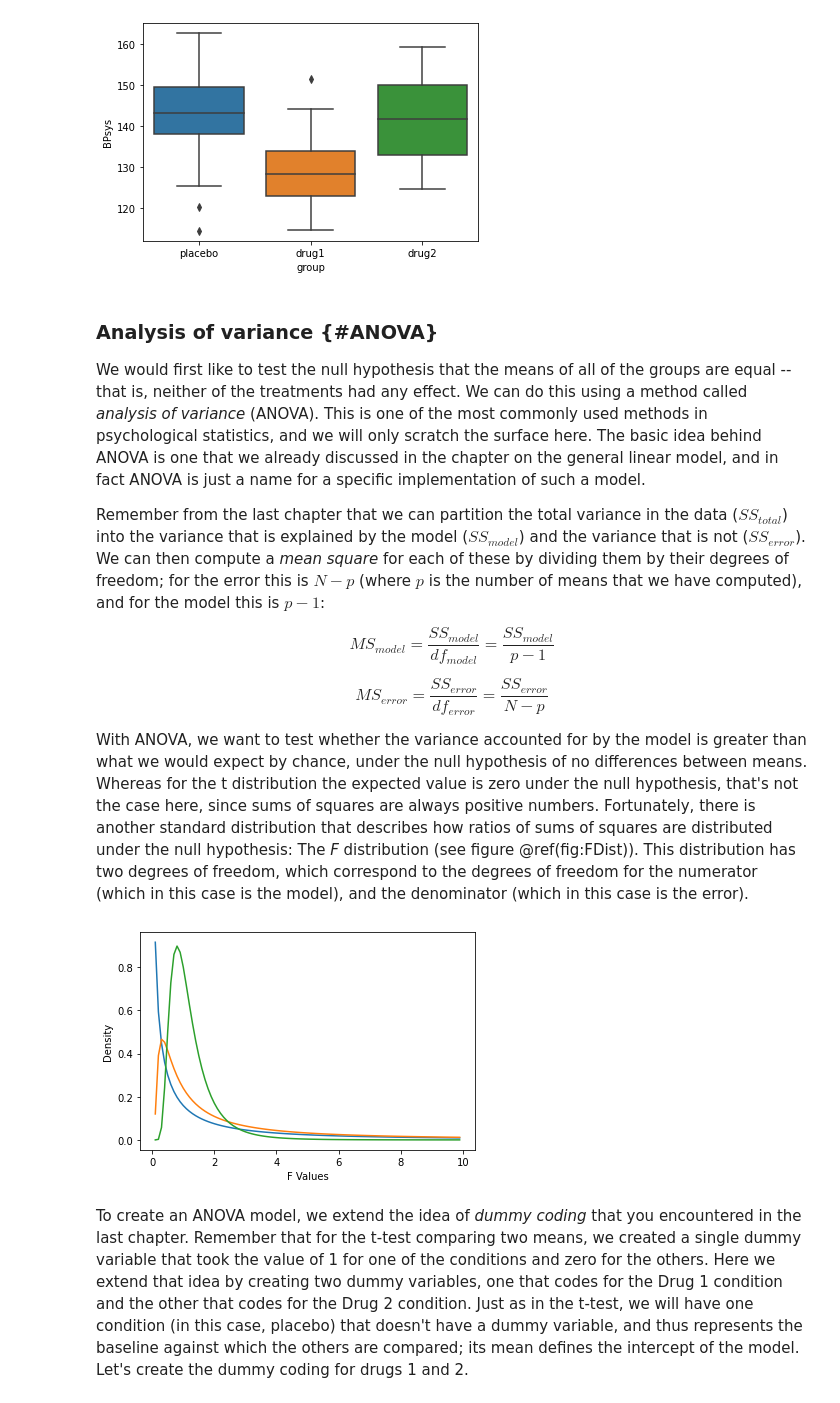
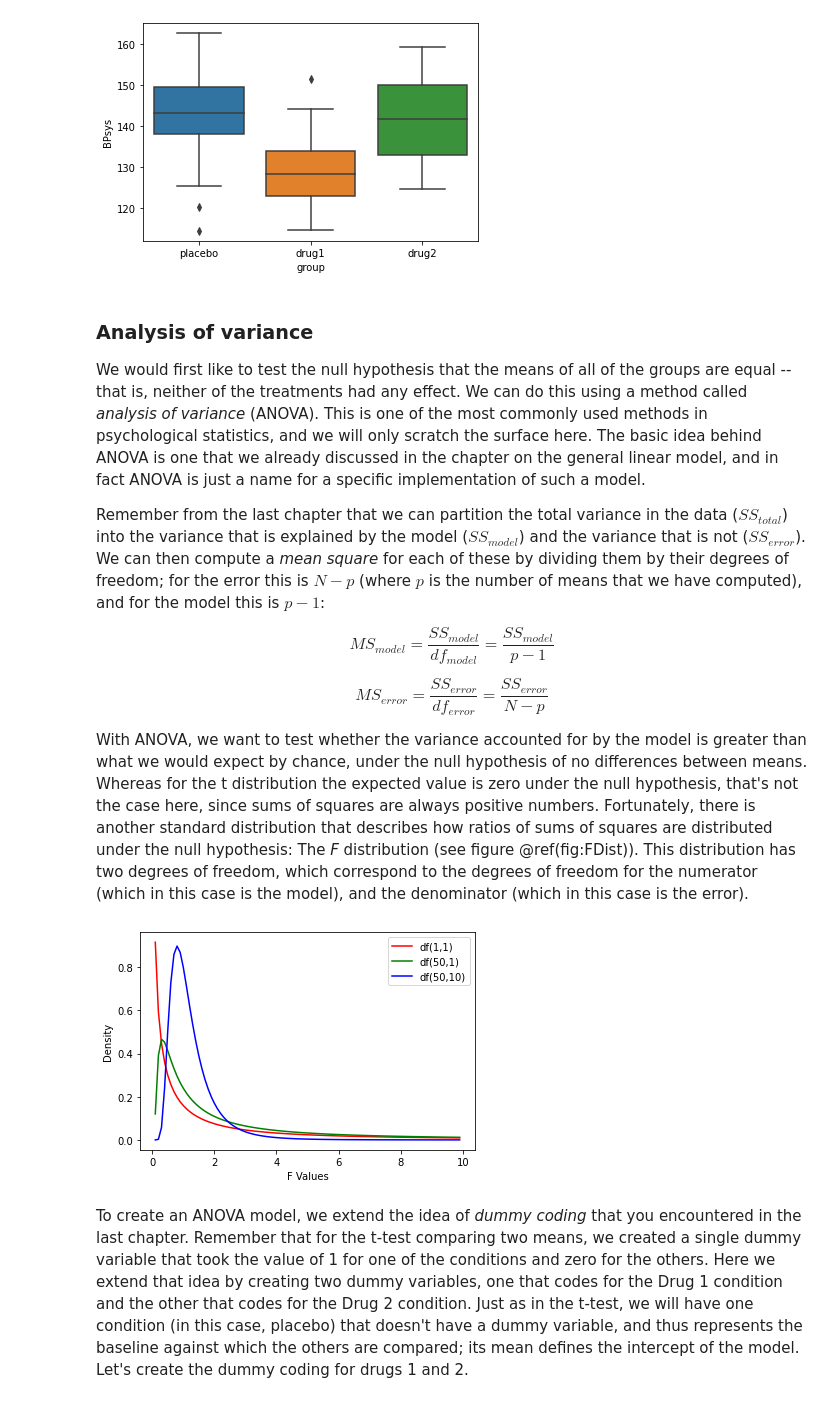
Before and after one commit to john-s-butler-dit/statsthinking21-python, a Jupyter notebook: notebooks/15-ComparingMeans.ipynb, the cells around one changed output. Drawn from its saved outputs; the diff is of its cells as text; code cells hidden in the pictures.

```diff
--- a/notebooks/15-ComparingMeans.ipynb
+++ b/notebooks/15-ComparingMeans.ipynb
@@ -334,7 +350,7 @@ ax = sns.boxplot(x="group", y="BPsys", data=df)
 # %% [output]
 [figure]
 # %% [markdown]
-### Analysis of variance {#ANOVA}
+### Analysis of variance
 
 We would first like to test the null hypothesis that the means of all of the groups are equal -- that is, neither of the treatments had any effect. We can do this using a method called *analysis of variance* (ANOVA). This is one of the most commonly used methods in psychological statistics, and we will only scratch the surface here.  The basic idea behind ANOVA is one that we already discussed in the chapter on the general linear model, and in fact ANOVA is just a name for a specific implementation of such a model.
 
@@ -352,13 +368,14 @@ With ANOVA, we want to test whether the variance accounted for by the model is g
 # %%
 from scipy.stats import f
 x=np.arange(0.1,10,0.1)
-ax=sns.lineplot(x=x,y=f.pdf(x, 1, 1))
-ax=sns.lineplot(x=x,y=f.pdf(x, 50, 1))
-ax=sns.lineplot(x=x,y=f.pdf(x, 50, 10))
+ax=sns.lineplot(x=x,y=f.pdf(x, 1, 1),color='r',label='df(1,1)')
+ax=sns.lineplot(x=x,y=f.pdf(x, 50, 1),color='g',label='df(50,1)')
+ax=sns.lineplot(x=x,y=f.pdf(x, 50, 10),color='b',label='df(50,10)')
 ax.set(xlabel='F Values', ylabel='Density')
+plt.legend()
 plt.show()
 # %% [output]
-[figure, old version]
+[figure, new version]
 # %% [markdown]
 To create an ANOVA model, we extend the idea of *dummy coding* that you encountered in the last chapter. Remember that for the t-test comparing two means, we created a single dummy variable that took the value of 1 for one of the conditions and zero for the others.  Here we extend that idea by creating two dummy variables, one that codes for the Drug 1 condition and the other that codes for the Drug 2 condition.  Just as in the t-test, we will have one condition (in this case, placebo) that doesn't have a dummy variable, and thus represents the baseline against which the others are compared; its mean defines the intercept of the model. Let's create the dummy coding for drugs 1 and 2.
 # %%
```
Also changed, not shown: parts of 6 cells of this notebook, 3 other files.
